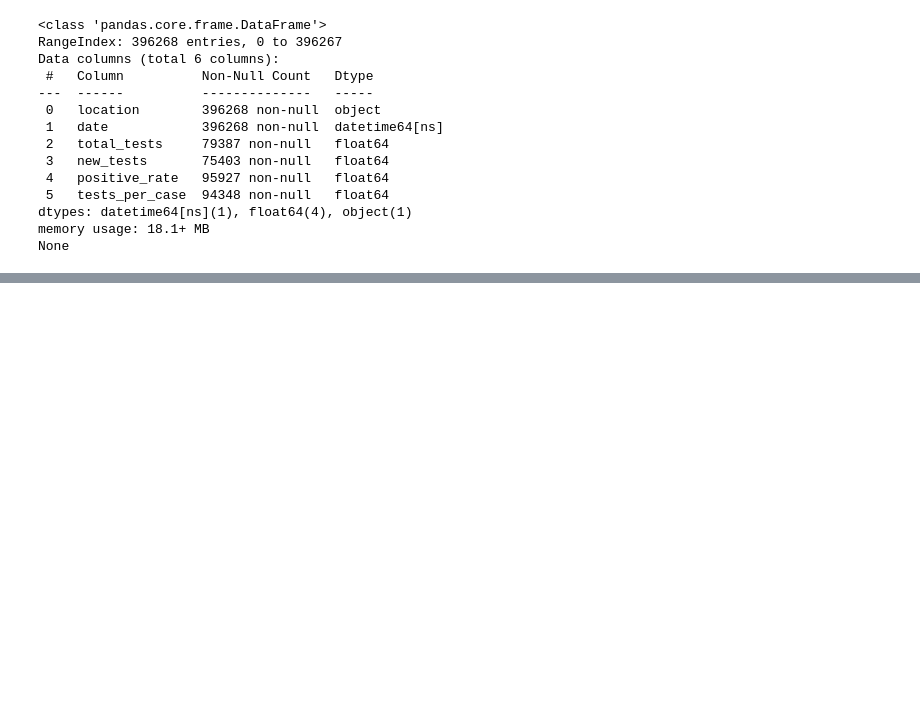
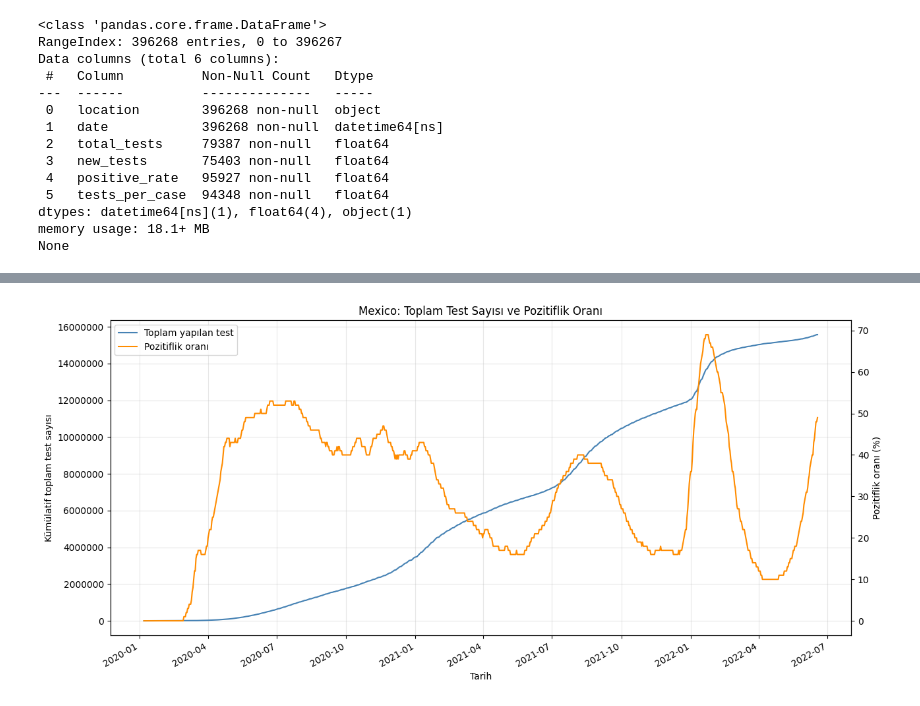
Before and after one commit to nazlican-engineer/CoronaVirusProject, a Jupyter notebook: covid_analysis.ipynb, the cells around one changed output, grey strips where cells are left out. Drawn from its saved outputs; the diff is of its cells as text; code cells hidden in the pictures; blank space fills up the shorter version.

```diff
--- a/covid_analysis.ipynb
+++ b/covid_analysis.ipynb
@@ -3553,0 +3613,18 @@ print(
+# %%
+selected_positive_rate = (
+    df_countries.loc[
+        df_countries['location'].eq(selected_testing_location),
+        ['date', 'positive_rate', 'new_tests', 'total_tests']
+    ]
+    .sort_values('date')
+    .copy()
+)
+
+positive_rate_dates = selected_positive_rate.loc[
+    selected_positive_rate['positive_rate'].notna(),
+    'date'
+]
+
+print('İlk pozitiflik oranı kaydı:', positive_rate_dates.min())
+print('Son pozitiflik oranı kaydı:', positive_rate_dates.max())
+print('Pozitiflik oranı kaydı sayısı:', positive_rate_dates.size)
@@ -3553,0 +3686,53 @@ print(
+# %%
+mexico_total_test_rate = (
+    selected_positive_rate
+    .dropna(subset=['total_tests', 'positive_rate'])
+    .copy()
+)
+
+fig, ax_test = plt.subplots(figsize=(13, 6))
+
+# Sol eksen: kümülatif toplam test
+ax_test.plot(
+    mexico_total_test_rate['date'],
+    mexico_total_test_rate['total_tests'],
+    color='steelblue',
+    linewidth=1.5,
+    label='Toplam yapılan test'
+)
+
+ax_test.set_xlabel('Tarih')
+ax_test.set_ylabel('Kümülatif toplam test sayısı')
+ax_test.ticklabel_format(axis='y', style='plain')
+ax_test.grid(alpha=0.3)
+
+# Sağ eksen: pozitiflik oranı
+ax_rate = ax_test.twinx()
+
+ax_rate.plot(
+    mexico_total_test_rate['date'],
+    mexico_total_test_rate['positive_rate'] * 100,
+    color='darkorange',
+    linewidth=1.5,
+    label='Pozitiflik oranı'
+)
+
+ax_rate.set_ylabel('Pozitiflik oranı (%)')
+
+# Açıklamaları birleştir
+lines_1, labels_1 = ax_test.get_legend_handles_labels()
+lines_2, labels_2 = ax_rate.get_legend_handles_labels()
+
+ax_test.legend(
+    lines_1 + lines_2,
+    labels_1 + labels_2,
+    loc='upper left'
+)
+
+ax_test.set_title('Mexico: Toplam Test Sayısı ve Pozitiflik Oranı')
+
+fig.autofmt_xdate()
+plt.tight_layout()
+plt.show()
+# %% [output]
+[figure, added]
```
Also changed, not shown: parts of 7 cells of this notebook.
